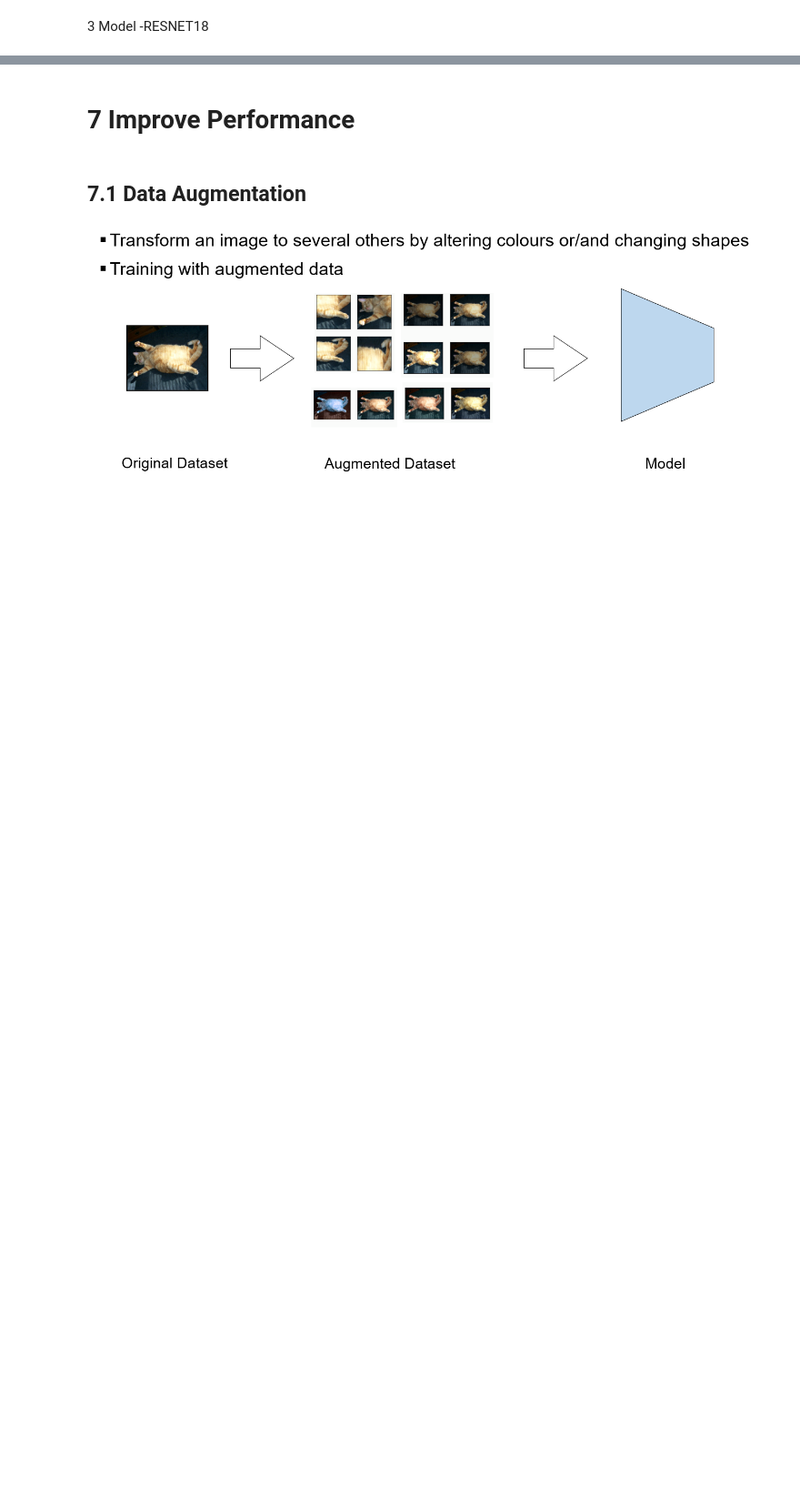
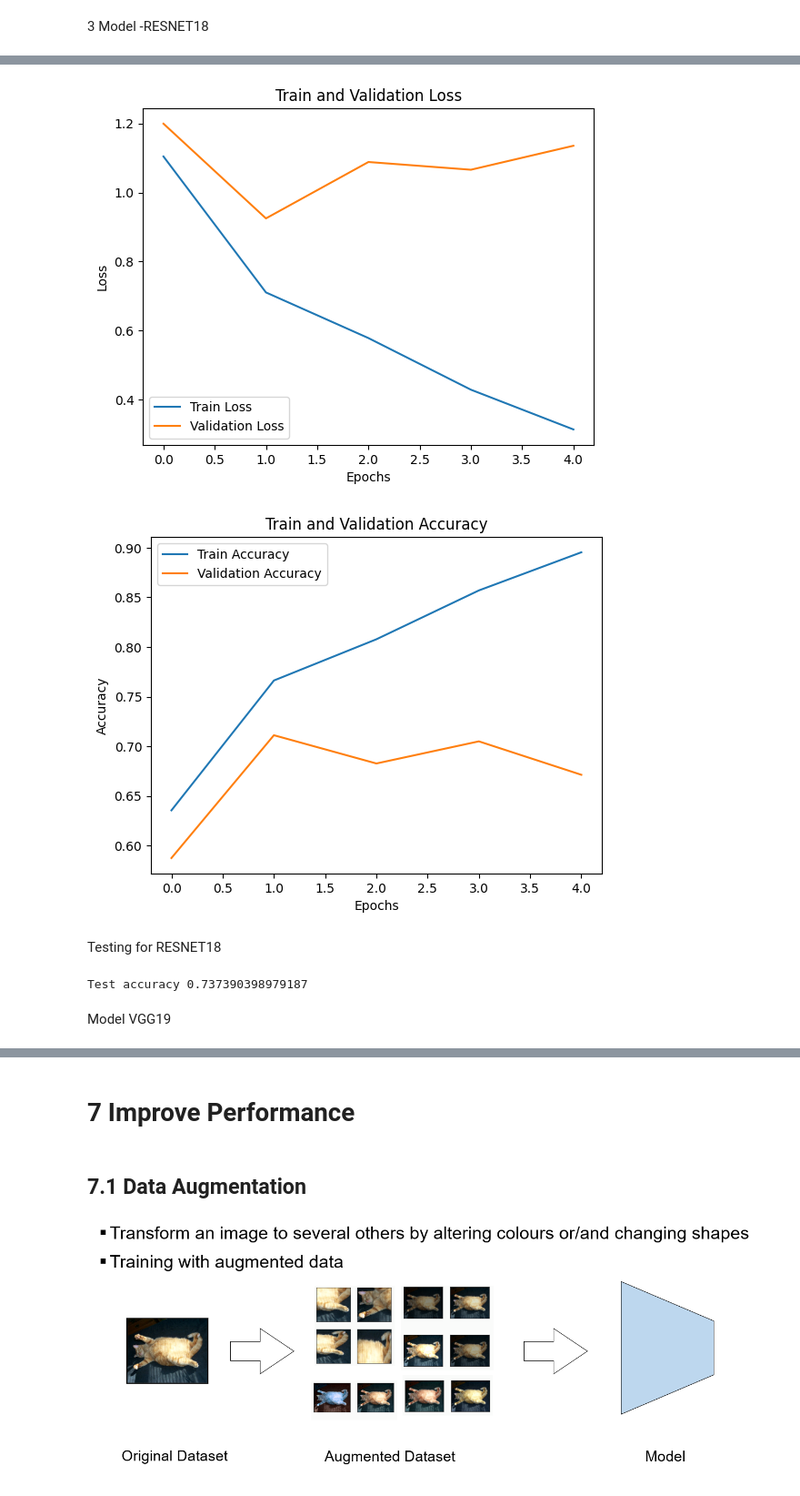
Before and after one commit to IjeomaM/dotnet-project, a Jupyter notebook: Copy_of_Lab_04_Convolutional_Neural_Network_Application_Solution.ipynb, the cells around one changed output, grey strips where cells are left out. Shown at 91% size. Drawn from its saved outputs; the diff is of its cells as text; code cells hidden in the pictures; blank space fills up the shorter version.

```diff
--- a/Copy_of_Lab_04_Convolutional_Neural_Network_Application_Solution.ipynb
+++ b/Copy_of_Lab_04_Convolutional_Neural_Network_Application_Solution.ipynb
@@ -160,12 +160,12 @@ class MyCNN(nn.Module):
         x = self.fc_layers(x)
         return x
 # %%
-# "cuda" only when GPUs are available.
+# "cuda" only when GPUs are available and define the device.
 device = "cuda" if torch.cuda.is_available() else "cpu"
 
 # Initialize a model, and put it on the device specified.
 cnnmodel = MyCNN()
-cnnmodel = model.to(device)
+cnnmodel = cnnmodel.to(device)
 # %% [markdown]
 # 4 Define Loss and Optimizer
 # %%
@@ -178,7 +178,7 @@ optimizer = torch.optim.Adam(cnnmodel.parameters(), lr=0.0003)
 # 5 Train and Validation
 # %%
 # The number of training epochs.
-n_epochs = 50
+n_epochs = 5
 
 # These are used to record information
 best_valid_acc = 0
@@ -253,7 +253,7 @@ for epoch in range(n_epochs):
         # We don't need gradient in validation.
         # Using torch.no_grad() accelerates the forward process.
         with torch.no_grad():
-          logits = model(imgs)
+          logits = cnnmodel(imgs)
 
         # We can still compute the loss (but not the gradient).
         loss = criterion(logits, labels)
@@ -274,7 +274,7 @@ for epoch in range(n_epochs):
     # save the best model
     if valid_acc > best_valid_acc:
         best_valid_acc = valid_acc
-        torch.save(model.state_dict(), 'best_model.pth')
+        torch.save(cnnmodel.state_dict(), 'best_model.pth')
 
     # Print the information.
     print(f"[Epoch: {epoch + 1:03d}/{n_epochs:03d}] Train: loss={train_loss:.5f}, acc={train_acc:.5f} | Valid: loss={valid_loss:.5f}, acc={valid_acc:.5f}")
@@ -407,0 +518,63 @@ model = MyRESNET()
+# %%
+# Plotting the loss curves
+plt.figure()
+plt.plot(train_loss_epochs, label='Train Loss')
+plt.plot(valid_loss_epochs, label='Validation Loss')
+plt.xlabel('Epochs')
+plt.ylabel('Loss')
+plt.title('Train and Validation Loss')
+plt.legend()
+plt.show()
+
+# Plotting the accuracy curves
+plt.figure()
+plt.plot(train_acc_epochs, label='Train Accuracy')
+plt.plot(valid_acc_epochs, label='Validation Accuracy')
+plt.xlabel('Epochs')
+plt.ylabel('Accuracy')
+plt.title('Train and Validation Accuracy')
+plt.legend()
+plt.show()
+# %% [output]
+[figure, added]
+[figure, added]
+# %% [markdown]
+Testing for RESNET18
+# %%
+# load best model weights
+RESNET_model.load_state_dict(torch.load('best_model.pth'))
+
+# Make sure the model is in eval mode.
+# Some modules like Dropout or BatchNorm affect if the model is in training mode.
+RESNET_model.eval()
+
+test_accs = []
+
+# Iterate the testing set by batches.
+for batch in tqdm(test_loader):
+    # A batch consists of image data and corresponding labels.
+    imgs, labels = batch
+    imgs = imgs.to(device)
+    labels = labels.to(device)
+
+    # We don't need gradient in test
+    # Using torch.no_grad() accelerates the forward process.
+    with torch.no_grad():
+      logits = RESNET_model(imgs)
+
+    # We can still compute the loss (but not the gradient).
+    loss = criterion(logits, labels)
+
+    # Compute the accuracy for current batch.
+    acc = (logits.argmax(dim=-1) == labels).float().mean()
+
+    # Record accuracy.
+    test_accs.append(acc)
+
+# The average accuracy for entire test set is the average of the recorded values.
+test_acc = sum(test_accs) / len(test_accs)
+print(f'Test accuracy {test_acc}')
+# %% [output]
+Test accuracy 0.737390398979187
+# %% [markdown]
+Model VGG19
```
Also changed, not shown: parts of 13 cells of this notebook.
